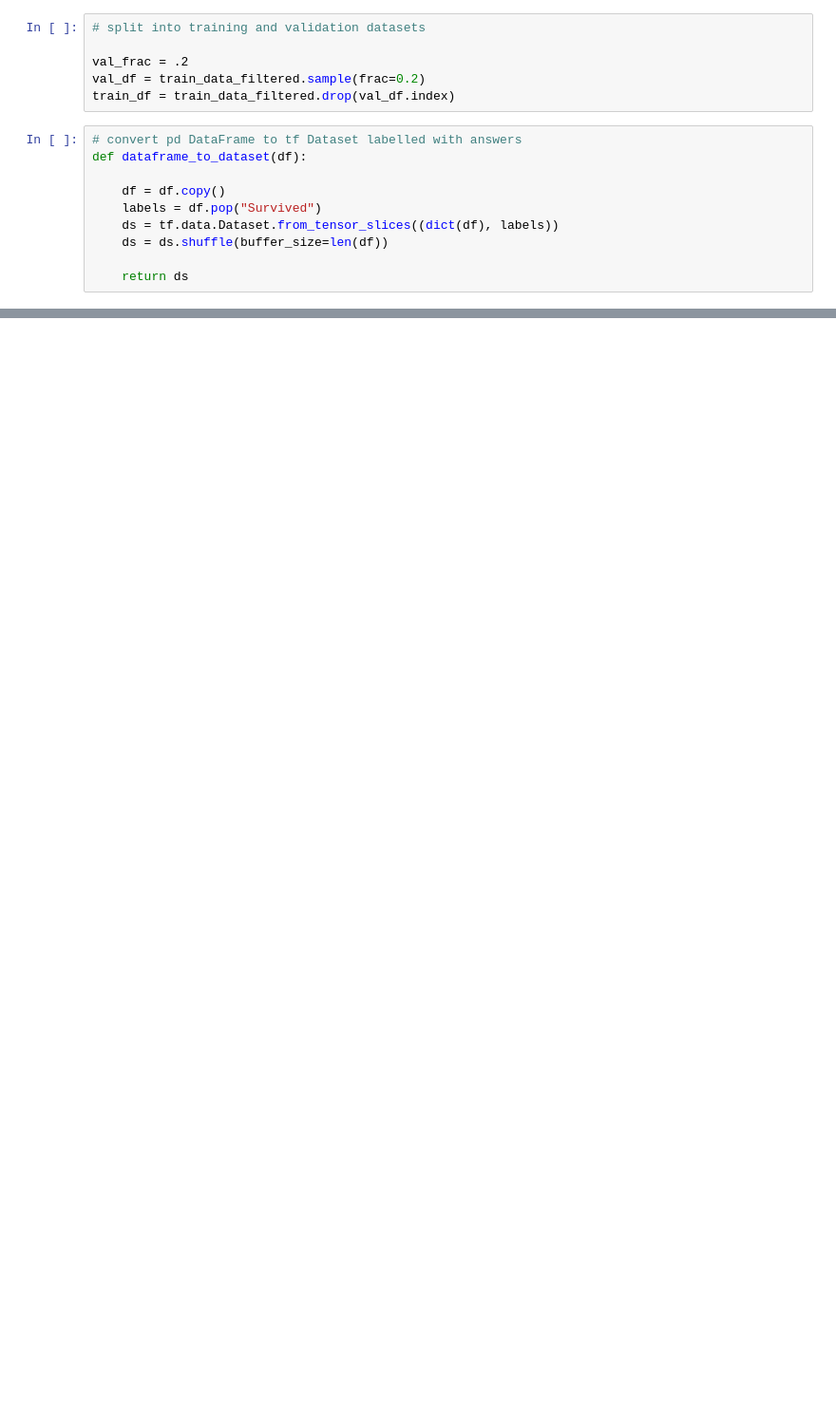
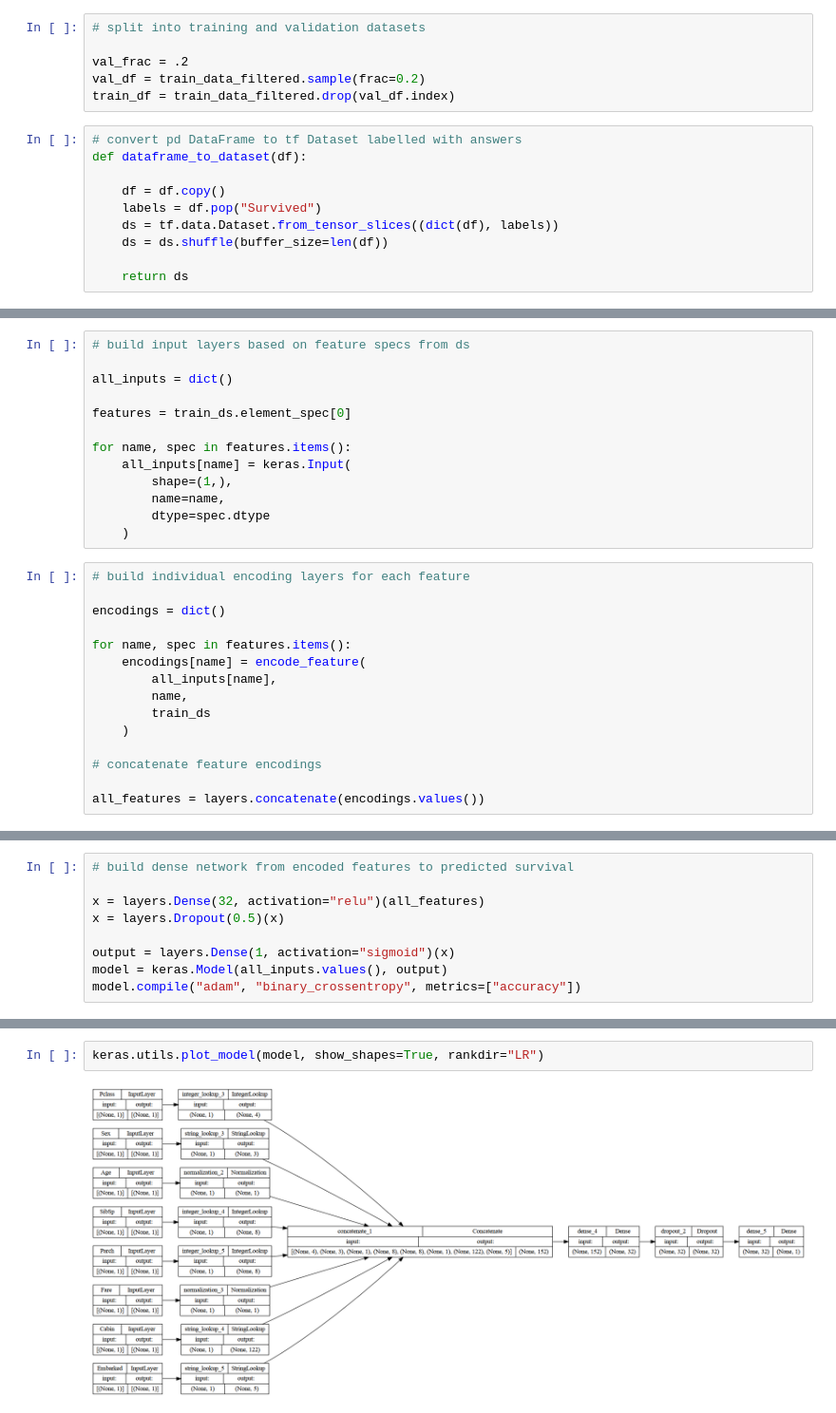
Before and after one commit to hyperi0/kaggle, a Jupyter notebook: titanic/notebooks/titanic.ipynb, the cells around one changed output, grey strips where cells are left out. Shown at 95% size. Cells and saved outputs as stored; diff of their text form; blank space fills up the shorter version.

Commit message:
finish data encoding, got type casting error on training

```diff
--- a/titanic/notebooks/titanic.ipynb
+++ b/titanic/notebooks/titanic.ipynb
@@ -54,0 +133,28 @@ val_ds = dataframe_to_dataset(val_df)
+# %%
+# build input layers based on feature specs from ds
+
+all_inputs = dict()
+
+features = train_ds.element_spec[0]
+
+for name, spec in features.items():
+    all_inputs[name] = keras.Input(
+        shape=(1,),
+        name=name,
+        dtype=spec.dtype
+    )
+# %%
+# build individual encoding layers for each feature
+
+encodings = dict()
+
+for name, spec in features.items():
+    encodings[name] = encode_feature(
+        all_inputs[name],
+        name,
+        train_ds
+    )
+
+# concatenate feature encodings
+
+all_features = layers.concatenate(encodings.values())
@@ -54,0 +179,9 @@ val_ds = dataframe_to_dataset(val_df)
+# %%
+# build dense network from encoded features to predicted survival
+
+x = layers.Dense(32, activation="relu")(all_features)
+x = layers.Dropout(0.5)(x)
+
+output = layers.Dense(1, activation="sigmoid")(x)
+model = keras.Model(all_inputs.values(), output)
+model.compile("adam", "binary_crossentropy", metrics=["accuracy"])
@@ -54,0 +199,4 @@ val_ds = dataframe_to_dataset(val_df)
+# %%
+keras.utils.plot_model(model, show_shapes=True, rankdir="LR")
+# %% [output]
+[figure, added]
```
Also changed, not shown: parts of 12 cells of this notebook, 1 other file.
